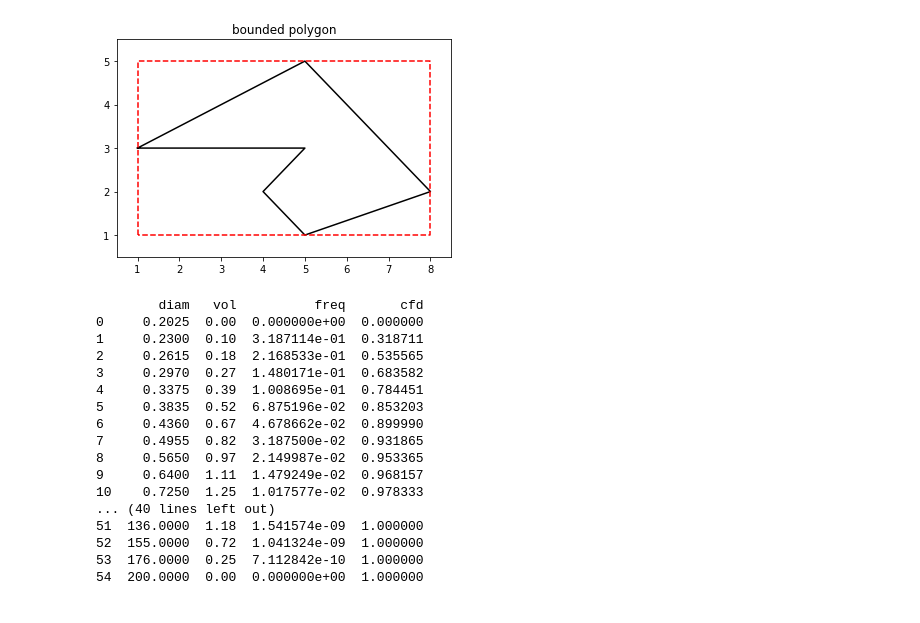
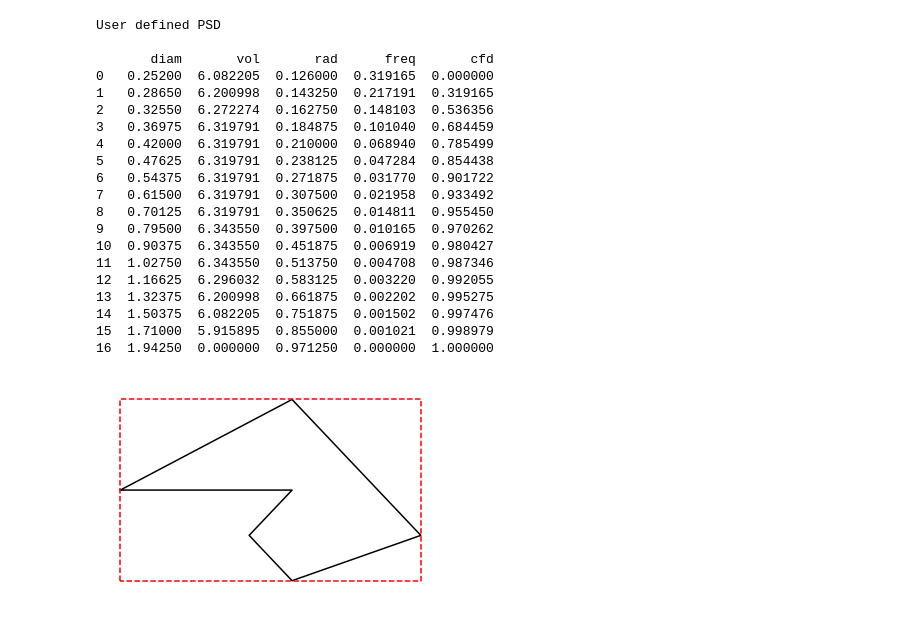
Before and after one commit to Connor-OS/voro-pack, a Jupyter notebook: 2d_notebook.ipynb, the cells around one changed output. Saved outputs shown, nothing was run; the diff lists cells and outputs as text; code cells hidden in the pictures.

```diff
--- a/2d_notebook.ipynb
+++ b/2d_notebook.ipynb
@@ -10,52 +11,64 @@ import pyvoro as voro
 # %%
 polygon = np.array([[1, 3],
        [5, 5],
        [8, 2],
        [5, 1],
        [4, 2],
        [5, 3],
        [1, 3]])
 
 xmin,ymin = min(polygon[:,0]),min(polygon[:,1])
 xmax,ymax = max(polygon[:,0]),max(polygon[:,1])
-
+width,height = xmax-xmin,ymax-ymin
+# xmin -= width*0.1
+# xmax += width*0.1
+# ymin -= height*0.1
+# ymax += height*0.1
+# width,height = xmax-xmin,ymax-ymin
 
 plt.plot(polygon[:,0],polygon[:,1],color = 'black')
 plt.plot([xmin,xmin,xmax,xmax,xmin],[ymin,ymax,ymax,ymin,ymin],'r--')
-plt.xlim([xmin-0.5,xmax+0.5])
-plt.ylim([ymin-0.5,ymax+0.5])
-plt.title('bounded polygon')
-plt.savefig('1', dpi=300)
-plt.show()
+plt.xlim([xmin-0.4,xmax+0.4])
+plt.ylim([ymin-0.4,ymax+0.4])
+plt.axis('off')
+# plt.title('bounded polygon')
+# plt.savefig('./figs/1', dpi=300)
+# plt.show()
 
 
-size_dist = pd.read_csv('./input.csv',delimiter='\t',names=['diam','vol'])
-size_dist['diam'] = size_dist['diam']/10
-size_dist['freq'] = size_dist['vol']/(size_dist['vol'] * (size_dist['diam'])**3)
+size_dist = pd.read_csv('./PSD/PSD30-70.csv',delimiter='\t',names=['diam','vol'])
+size_dist['diam'] = size_dist['diam']/200 #convert from m to μm
+size_dist['rad'] = size_dist['diam']/2
+size_dist['freq'] = size_dist['vol']/(size_dist['vol'] * (size_dist['rad'])**3)
 size_dist['freq'] = size_dist['freq']/(size_dist['freq'].sum())
 size_dist['freq'] = size_dist['freq'].fillna(0.)
-cfd = [size_dist['freq'][0]]
-for i,v in enumerate(size_dist['freq'][1:]):
+cfd = [0]
+for i,v in enumerate(size_dist['freq'][:-1]):
     cfd.append(v+cfd[i])
 size_dist['cfd'] = cfd
-
+print('User defined PSD\n')
 print(size_dist)
+dmin = size_dist['diam'].min()
+dmax = size_dist['diam'].max()
 # %% [output]
+User defined PSD
+
+       diam       vol       rad      freq       cfd
+0   0.25200  6.082205  0.126000  0.319165  0.000000
+1   0.28650  6.200998  0.143250  0.217191  0.319165
+2   0.32550  6.272274  0.162750  0.148103  0.536356
+3   0.36975  6.319791  0.184875  0.101040  0.684459
+4   0.42000  6.319791  0.210000  0.068940  0.785499
+5   0.47625  6.319791  0.238125  0.047284  0.854438
+6   0.54375  6.319791  0.271875  0.031770  0.901722
+7   0.61500  6.319791  0.307500  0.021958  0.933492
+8   0.70125  6.319791  0.350625  0.014811  0.955450
+9   0.79500  6.343550  0.397500  0.010165  0.970262
+10  0.90375  6.343550  0.451875  0.006919  0.980427
+11  1.02750  6.343550  0.513750  0.004708  0.987346
+12  1.16625  6.296032  0.583125  0.003220  0.992055
+13  1.32375  6.200998  0.661875  0.002202  0.995275
+14  1.50375  6.082205  0.751875  0.001502  0.997476
+15  1.71000  5.915895  0.855000  0.001021  0.998979
+16  1.94250  0.000000  0.971250  0.000000  1.000000
-[figure, old version]
+[figure, new version]
-        diam   vol          freq       cfd
-0     0.2025  0.00  0.000000e+00  0.000000
-1     0.2300  0.10  3.187114e-01  0.318711
-2     0.2615  0.18  2.168533e-01  0.535565
-3     0.2970  0.27  1.480171e-01  0.683582
-4     0.3375  0.39  1.008695e-01  0.784451
-5     0.3835  0.52  6.875196e-02  0.853203
-6     0.4360  0.67  4.678662e-02  0.899990
-7     0.4955  0.82  3.187500e-02  0.931865
-8     0.5650  0.97  2.149987e-02  0.953365
-9     0.6400  1.11  1.479249e-02  0.968157
-10    0.7250  1.25  1.017577e-02  0.978333
-... (40 lines left out)
-51  136.0000  1.18  1.541574e-09  1.000000
-52  155.0000  0.72  1.041324e-09  1.000000
-53  176.0000  0.25  7.112842e-10  1.000000
-54  200.0000  0.00  0.000000e+00  1.000000
```
Also changed, not shown: parts of 29 cells of this notebook, 2 other files.
